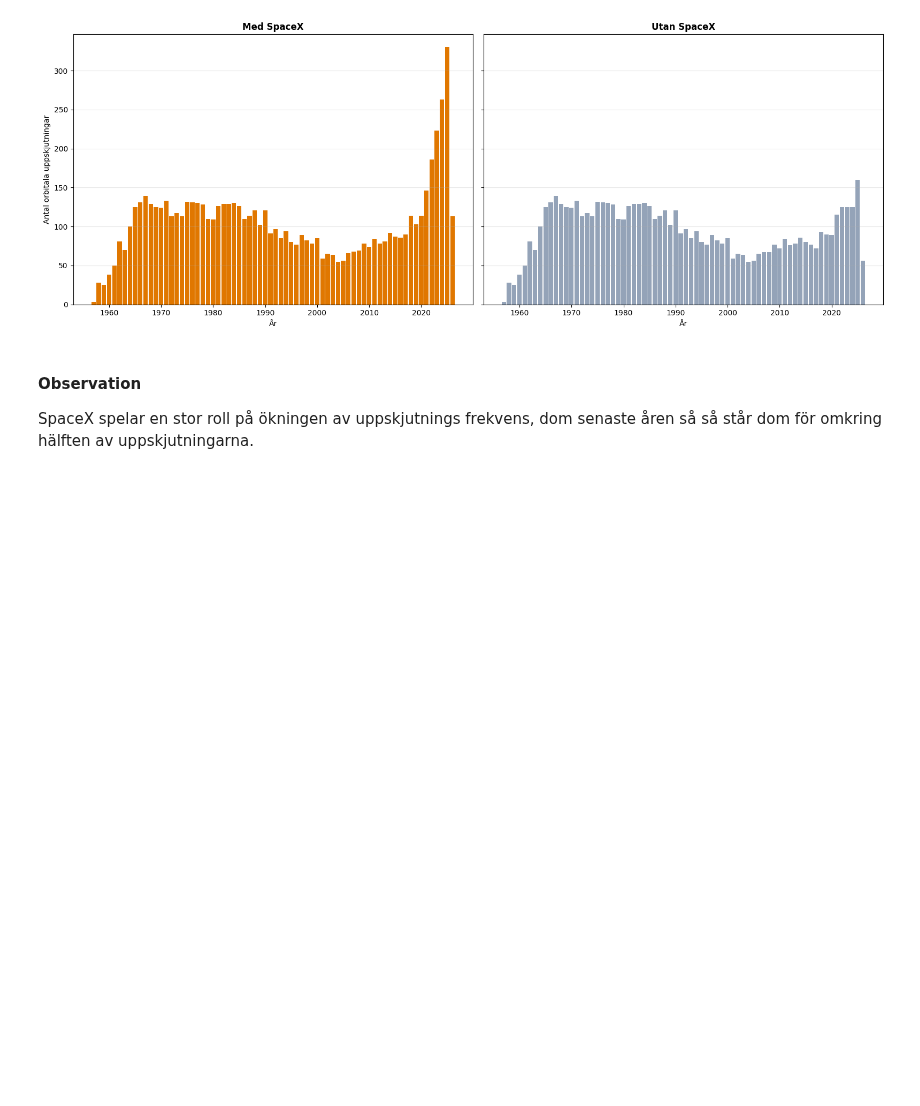
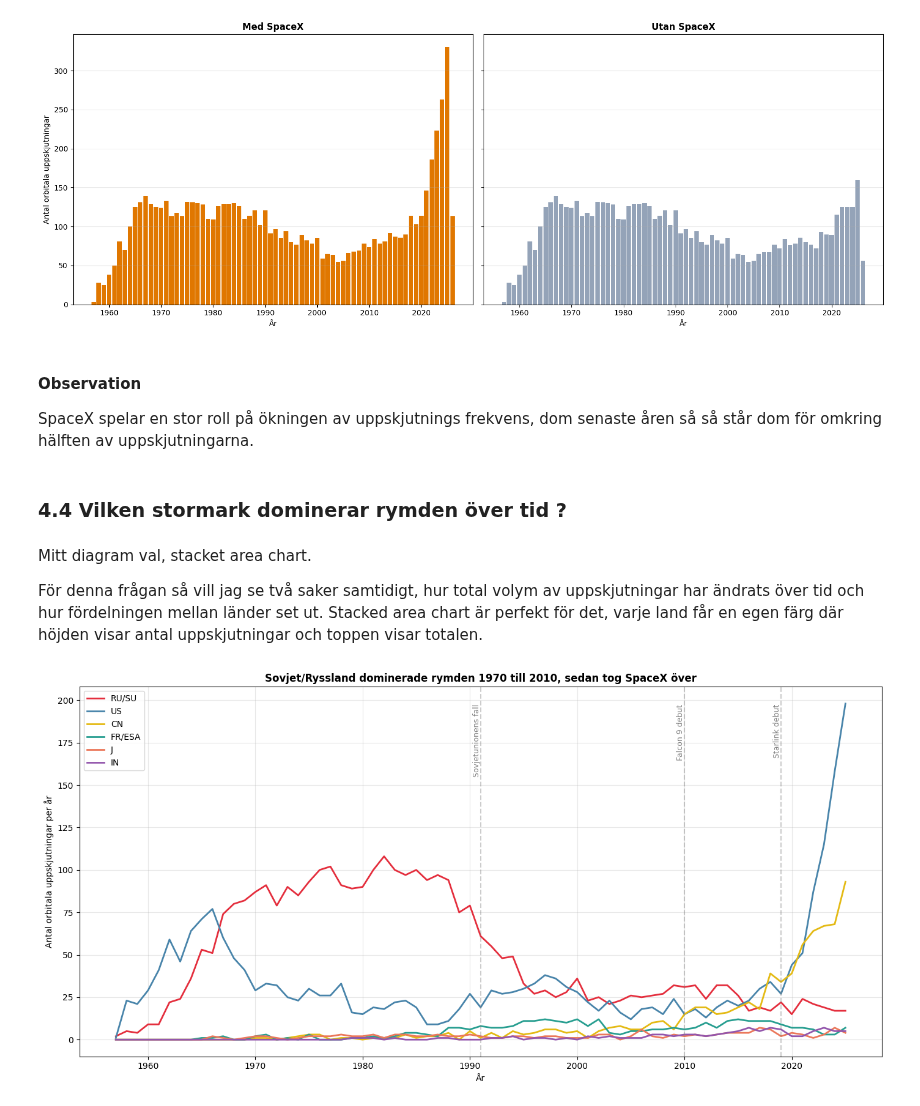
Before and after one commit to jacoblasse/KK1-rymduppskjutningar, a Jupyter notebook: notebook.ipynb, the cells around one changed output. Drawn from its saved outputs; the diff is of its cells as text; code cells hidden in the pictures; blank space fills up the shorter version.

Commit message:
Created stacked are chart to compare the top 6 countries launch cadence

```diff
--- a/notebook.ipynb
+++ b/notebook.ipynb
@@ -707,3 +707,61 @@ plt.show()
 #### Observation
 
 SpaceX spelar en stor roll på ökningen av uppskjutnings frekvens, dom senaste åren så så står dom för omkring hälften av uppskjutningarna.
+# %% [markdown]
+### 4.4 Vilken stormark dominerar rymden över tid ?
+# %% [markdown]
+Mitt diagram val, stacket area chart.
+
+För denna frågan så vill jag se två saker samtidigt, hur total volym av uppskjutningar har ändrats över tid och hur fördelningen mellan länder set ut. Stacked area chart är perfekt för det, varje land får en egen färg där höjden visar antal uppskjutningar och toppen visar totalen.
+# %%
+# Top 6 länder för stormakts analysen
+top_countries = ["RU/SU", "US", "CN", "FR/ESA", "J", "IN"]
+
+# Skapa pivot table med år som index, land som kolumner, antal launches som värden
+country_year = orbital[orbital["Country"].isin(top_countries)].pivot_table(
+    index="Year",
+    columns="Country",
+    values="Outcome",
+    aggfunc="count",
+    fill_value=0
+)
+country_year = country_year.reindex(range(1957, 2026), fill_value=0)
+
+# Plotta som linjer, en linje per land
+fig, ax = plt.subplots(figsize=(14, 7))
+
+colors = {
+    "RU/SU": "#e42e3d",
+    "US": "#4884aa",
+    "CN": "#e4ba14",
+    "FR/ESA": "#279e90",
+    "J": "#eb785b",
+    "IN": "#9356ac",
+}
+
+for country in top_countries:
+    ax.plot(country_year.index, country_year[country], label=country,
+            color=colors[country], linewidth=2)
+
+# Annotera viktiga händelser
+events = {
+    1991: "Sovjetunionens fall",
+    2010: "Falcon 9 debut",
+    2019: "Starlink debut",
+}
+for year, label in events.items():
+    if year in country_year.index:
+        ax.axvline(year, color="gray", linestyle="--", alpha=0.4)
+        ax.text(year, ax.get_ylim()[1] * 0.95, label, rotation=90,
+                fontsize=9, ha="right", va="top", color="gray")
+
+ax.set_xlabel("År")
+ax.set_ylabel("Antal orbitala uppskjutningar per år")
+ax.set_title("Sovjet/Ryssland dominerade rymden 1970 till 2010, sen tog SpaceX över",
+             fontsize=12, fontweight="bold")
+ax.legend(loc="upper left")
+ax.grid(True, alpha=0.3)
+plt.tight_layout()
+plt.show()
+# %% [output]
+[figure, added]
```
